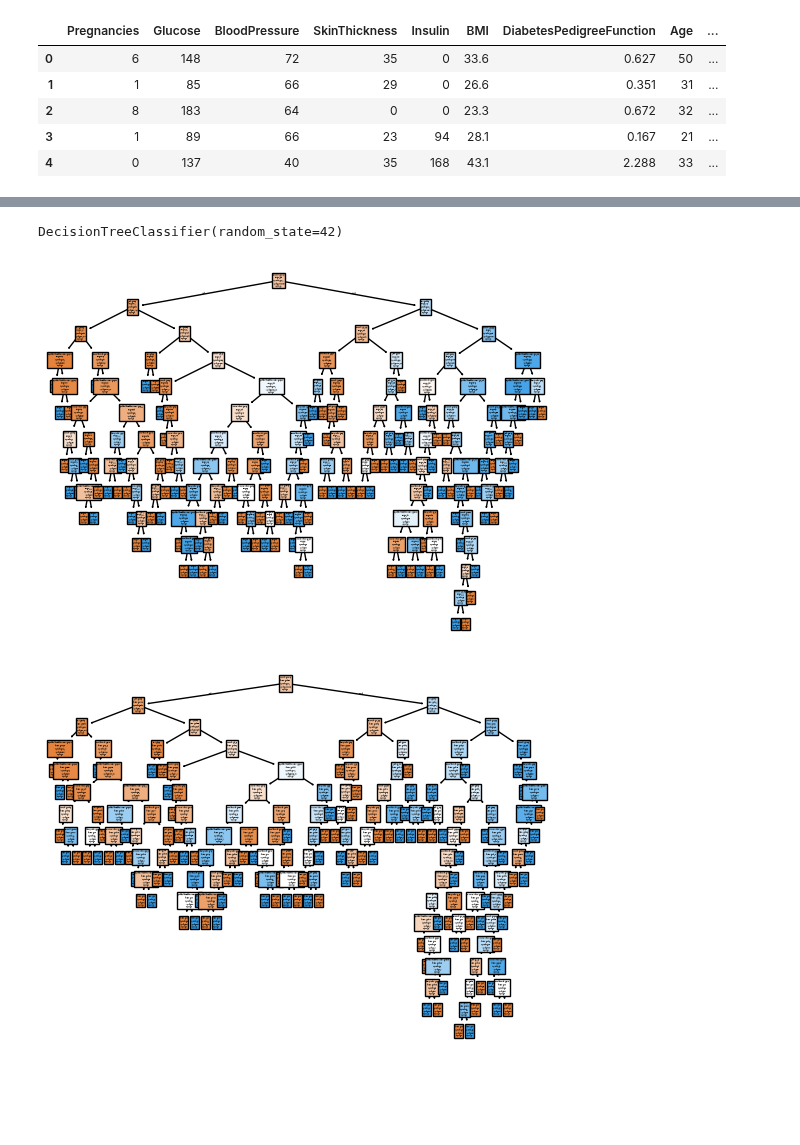
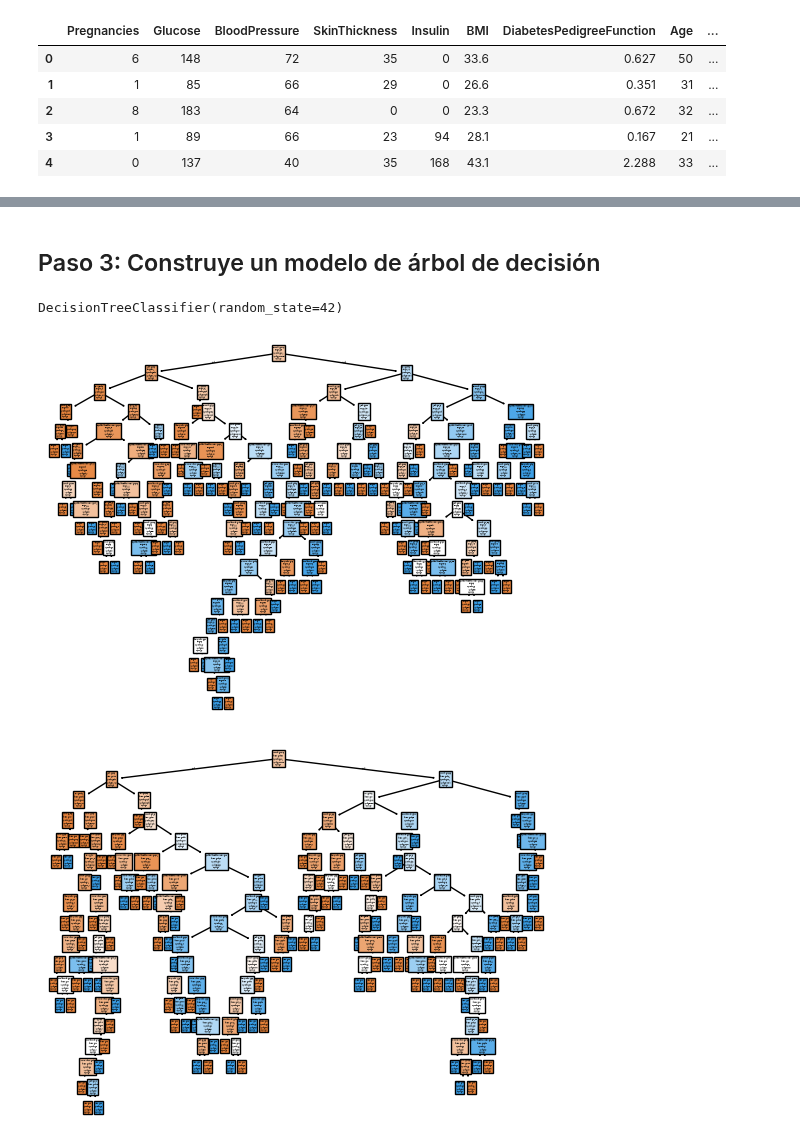
Before and after one commit to aromaydelicadeza/arbol_de_decision, a Jupyter notebook: src/explore.ipynb, the cells around one changed output, grey strips where cells are left out. Cells and saved outputs as stored; diff of their text form; code cells hidden in the pictures; blank space fills up the shorter version.

Commit message:
Proyecto Arbol Decisión

```diff
--- a/src/explore.ipynb
+++ b/src/explore.ipynb
@@ -18,0 +227,16 @@ df.head()
+# %%
+columnas_con_ceros = [
+    'Glucose',
+    'BloodPressure',
+    'SkinThickness',
+    'Insulin',
+    'BMI',
+]
+
+df[columnas_con_ceros] = df[columnas_con_ceros].replace(0, np.nan)
+# %%
+for col in columnas_con_ceros:
+  mediana = df[col].median()
+  df[col] = df[col].fillna(mediana)
+
+df.head()
@@ -35 +330,3 @@ X_train.head()
+# %% [markdown]
+## Paso 3: Construye un modelo de árbol de decisión
 # %%
@@ -41,14 +336,11 @@ model.fit(X_train, y_train)
 # %% [output]
 DecisionTreeClassifier(random_state=42)
 # %%
-from sklearn.tree import plot_tree
-import matplotlib.pyplot as plt
-
-plot_tree(model, feature_names = list(X_train.columns), class_names = ['0', '1', '2'], filled = True)
+plot_tree(model, feature_names = list(X_train.columns), class_names = ['0', '1'], filled = True)
 
 plt.show()
 # %% [output]
-[figure, old version]
+[figure, new version]
 # %%
 model_entropia = DecisionTreeClassifier(criterion='entropy',random_state=42)
 model_log_loss = DecisionTreeClassifier(criterion='log_loss',random_state=42)
@@ -60,4 +352,4 @@ plot_tree(model_entropia,feature_names = list(X_train.columns), class_names = ['
 
 plt.show()
 # %% [output]
-[figure, old version]
+[figure, new version]
```
Also changed, not shown: parts of 39 cells of this notebook.
